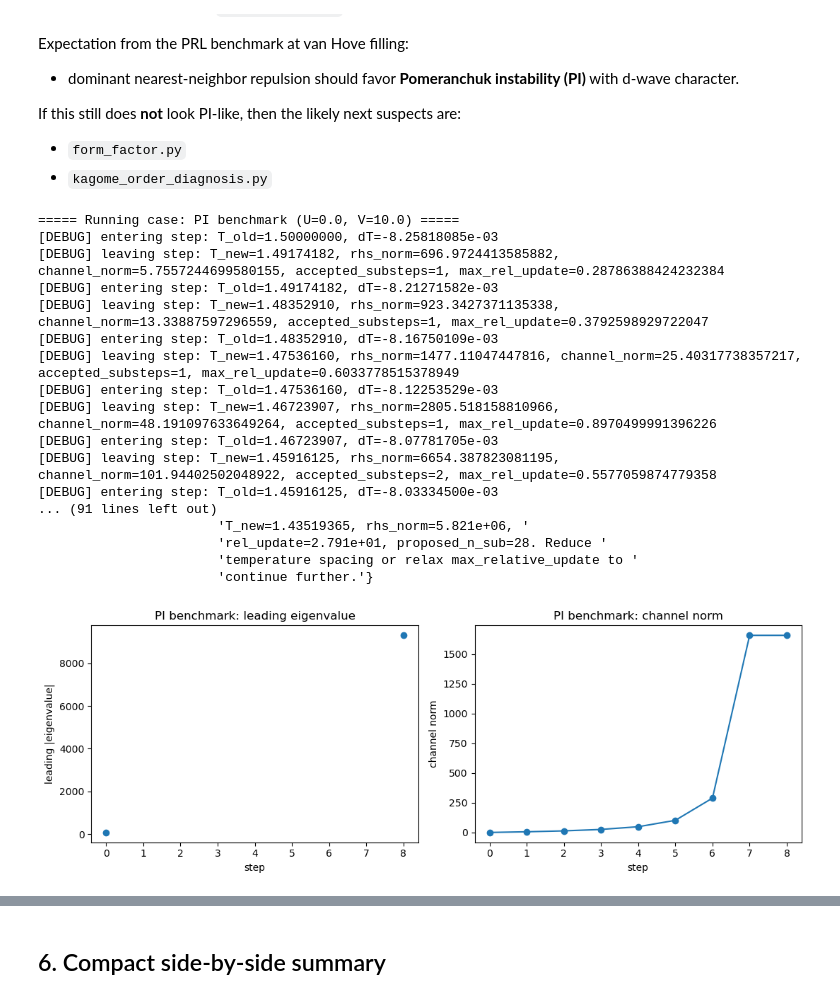
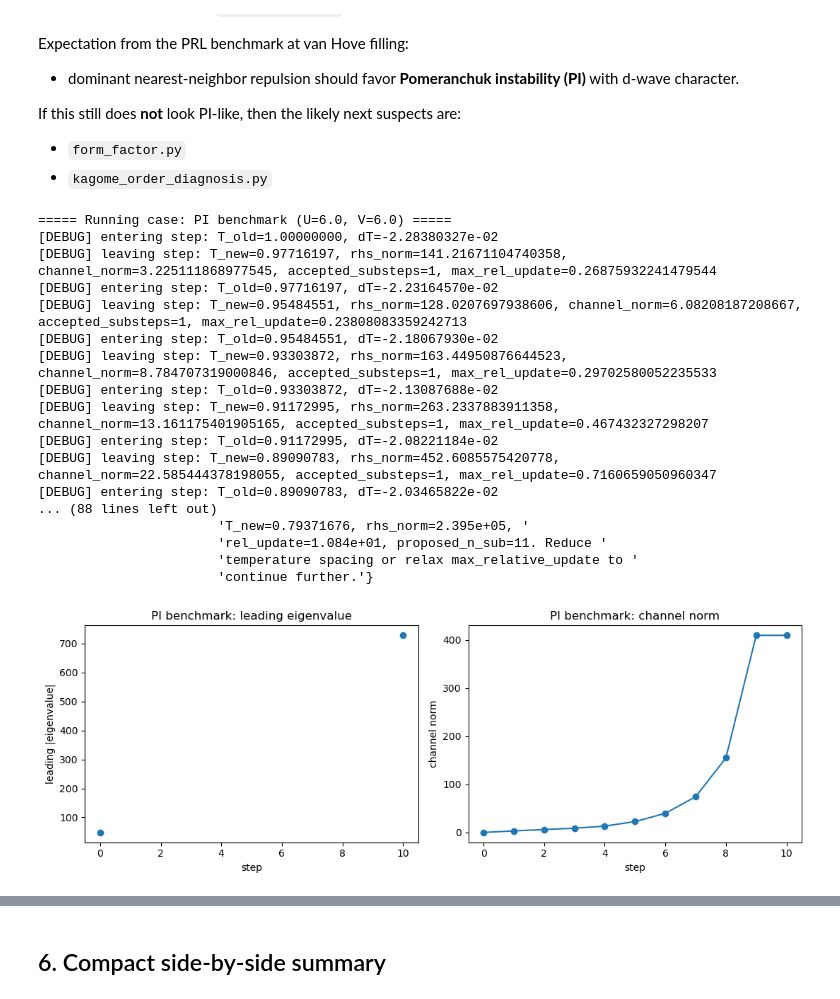
Before and after one commit to Mio826/functional-RG-Kagome-, a Jupyter notebook: kagome_frg_pipeline_handsetpatch.ipynb, the cells around one changed output, grey strips where cells are left out. Saved outputs shown, nothing was run; the diff lists cells and outputs as text; code cells hidden in the pictures.

```diff
--- a/kagome_frg_pipeline_handsetpatch.ipynb
+++ b/kagome_frg_pipeline_handsetpatch.ipynb
@@ -68,8 +68,8 @@ LOCAL_BAND_INDEX = 1   # dispersive band crossing mu=0
 
 # ---------- flow ----------
 FLOW_KWARGS = dict(
-    T_start=2,
-    T_stop=0.2,
+    T_start=1,
+    T_stop=0.001,
     n_steps=300,
     nfreq=10,
     diagnose_every=10,
@@ -517,26 +517,26 @@ If this still does **not** look PI-like, then the likely next suspects are:
 - `kagome_order_diagnosis.py`
 # %%
 
-pi_result = run_case("PI benchmark", U=0.0, V=10.0, flow_kwargs=FLOW_KWARGS)
+pi_result = run_case("PI benchmark", U=6.0, V=6.0, flow_kwargs=FLOW_KWARGS)
 # %% [output]
-===== Running case: PI benchmark (U=0.0, V=10.0) =====
-[DEBUG] entering step: T_old=1.50000000, dT=-8.25818085e-03
-[DEBUG] leaving step: T_new=1.49174182, rhs_norm=696.9724413585882, channel_norm=5.7557244699580155, accepted_substeps=1, max_rel_update=0.28786388424232384
-[DEBUG] entering step: T_old=1.49174182, dT=-8.21271582e-03
-[DEBUG] leaving step: T_new=1.48352910, rhs_norm=923.3427371135338, channel_norm=13.33887597296559, accepted_substeps=1, max_rel_update=0.3792598929722047
-[DEBUG] entering step: T_old=1.48352910, dT=-8.16750109e-03
-[DEBUG] leaving step: T_new=1.47536160, rhs_norm=1477.11047447816, channel_norm=25.40317738357217, accepted_substeps=1, max_rel_update=0.6033778515378949
-[DEBUG] entering step: T_old=1.47536160, dT=-8.12253529e-03
-[DEBUG] leaving step: T_new=1.46723907, rhs_norm=2805.518158810966, channel_norm=48.191097633649264, accepted_substeps=1, max_rel_update=0.8970499991396226
-[DEBUG] entering step: T_old=1.46723907, dT=-8.07781705e-03
-[DEBUG] leaving step: T_new=1.45916125, rhs_norm=6654.387823081195, channel_norm=101.94402502048922, accepted_substeps=2, max_rel_update=0.5577059874779358
-[DEBUG] entering step: T_old=1.45916125, dT=-8.03334500e-03
-... (91 lines left out)
-                       'T_new=1.43519365, rhs_norm=5.821e+06, '
-                       'rel_update=2.791e+01, proposed_n_sub=28. Reduce '
+===== Running case: PI benchmark (U=6.0, V=6.0) =====
+[DEBUG] entering step: T_old=1.00000000, dT=-2.28380327e-02
+[DEBUG] leaving step: T_new=0.97716197, rhs_norm=141.21671104740358, channel_norm=3.225111868977545, accepted_substeps=1, max_rel_update=0.26875932241479544
+[DEBUG] entering step: T_old=0.97716197, dT=-2.23164570e-02
+[DEBUG] leaving step: T_new=0.95484551, rhs_norm=128.0207697938606, channel_norm=6.08208187208667, accepted_substeps=1, max_rel_update=0.23808083359242713
+[DEBUG] entering step: T_old=0.95484551, dT=-2.18067930e-02
+[DEBUG] leaving step: T_new=0.93303872, rhs_norm=163.44950876644523, channel_norm=8.784707319000846, accepted_substeps=1, max_rel_update=0.29702580052235533
+[DEBUG] entering step: T_old=0.93303872, dT=-2.13087688e-02
+[DEBUG] leaving step: T_new=0.91172995, rhs_norm=263.2337883911358, channel_norm=13.161175401905165, accepted_substeps=1, max_rel_update=0.467432327298207
+[DEBUG] entering step: T_old=0.91172995, dT=-2.08221184e-02
+[DEBUG] leaving step: T_new=0.89090783, rhs_norm=452.6085575420778, channel_norm=22.585444378198055, accepted_substeps=1, max_rel_update=0.7160659050960347
+[DEBUG] entering step: T_old=0.89090783, dT=-2.03465822e-02
+... (88 lines left out)
+                       'T_new=0.79371676, rhs_norm=2.395e+05, '
+                       'rel_update=1.084e+01, proposed_n_sub=11. Reduce '
                        'temperature spacing or relax max_relative_update to '
                        'continue further.'}
-[figure, old version]
+[figure, new version]
 # %%
 
 solver = pi_result["solver"]
```
Also changed, not shown: parts of 3 cells of this notebook, 3 other files.
